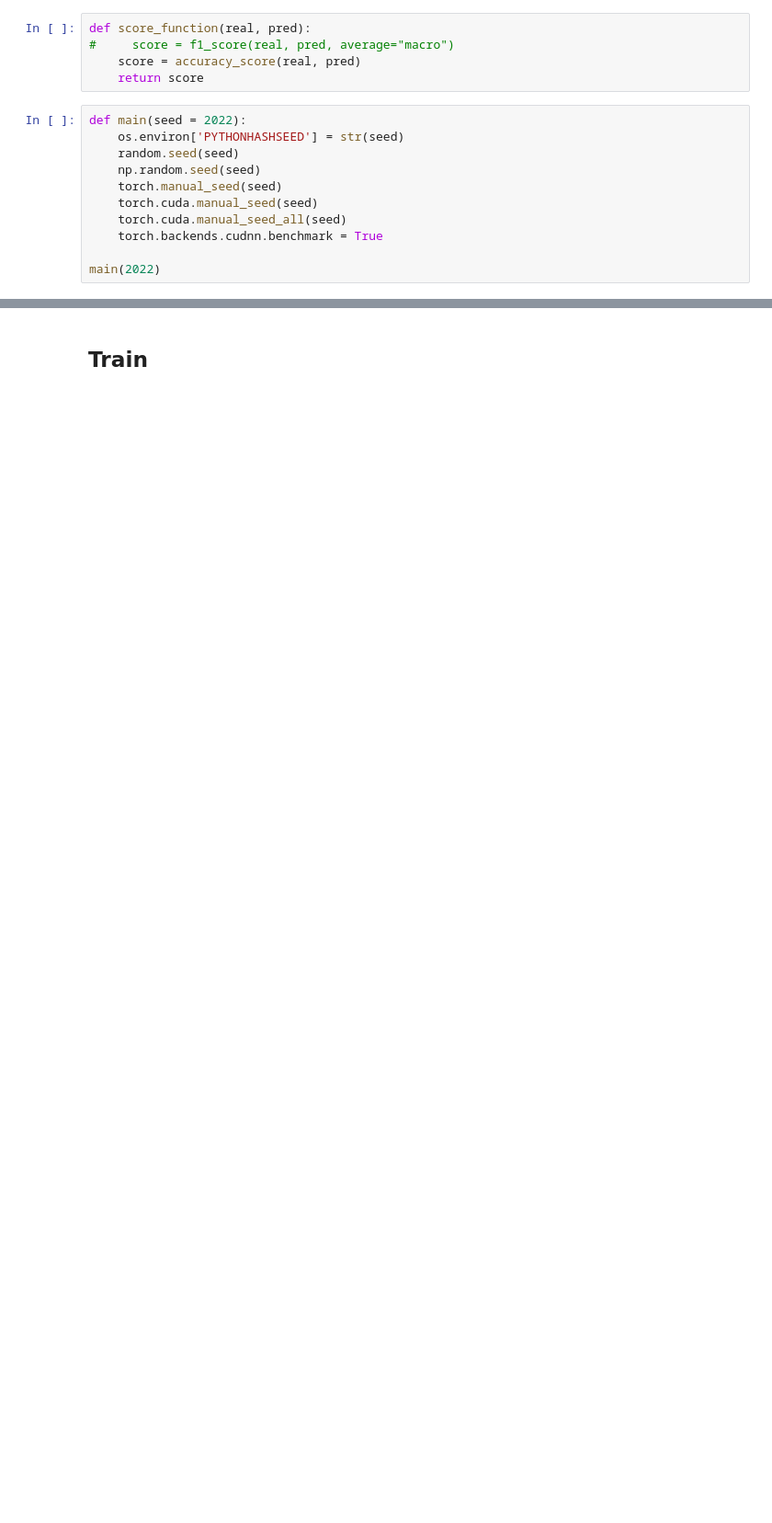
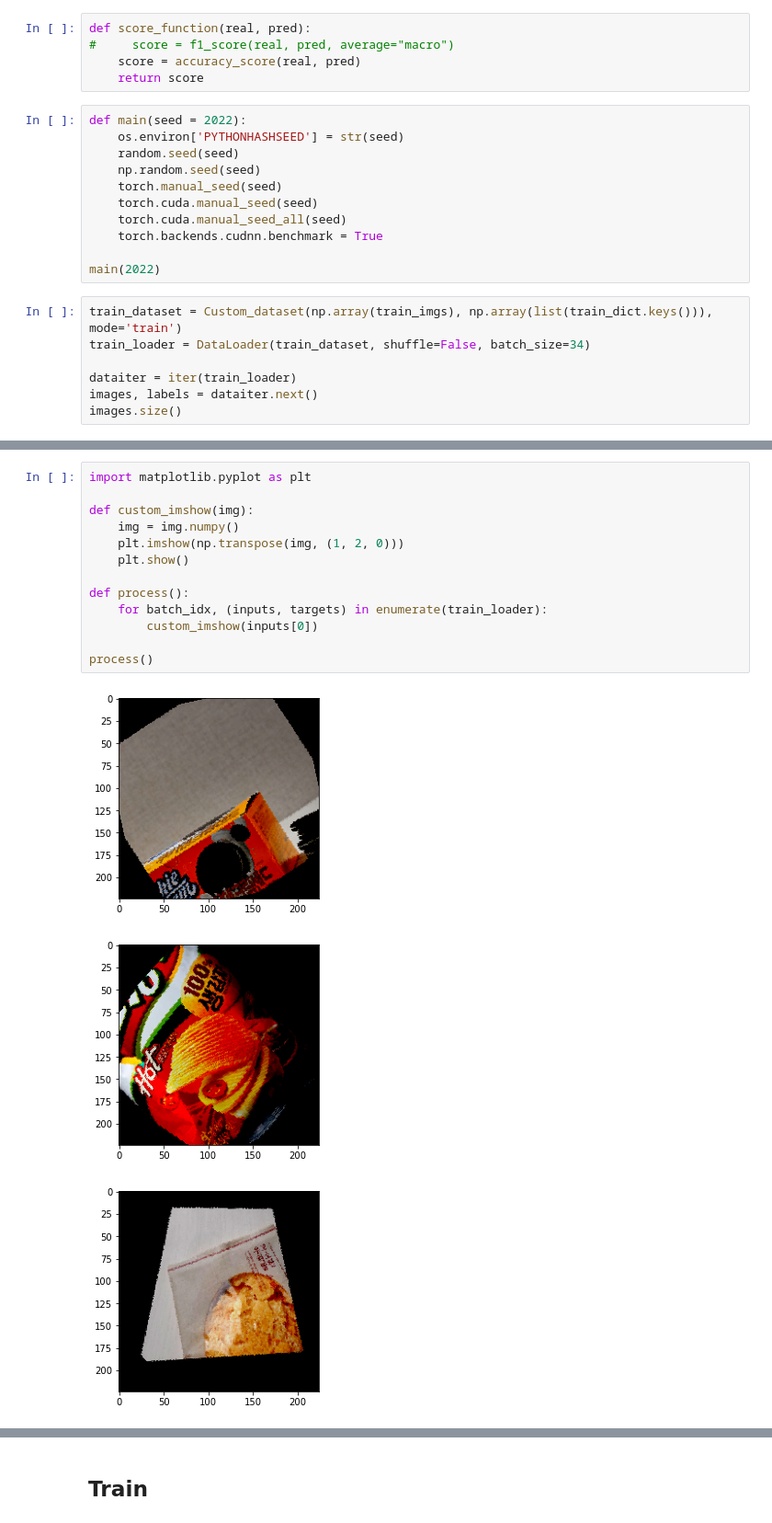
Before and after one commit to multicampusiot3project/ai, a Jupyter notebook: git_jy/0607_csv_snacks test.ipynb, the cells around one changed output, grey strips where cells are left out. Shown: that part at 92% size. Cells and saved outputs as stored; diff of their text form; blank space fills up the shorter version.

```diff
--- a/git_jy/0607_csv_snacks test.ipynb
+++ b/git_jy/0607_csv_snacks test.ipynb
@@ -189,3 +191,10 @@ def main(seed = 2022):
     torch.backends.cudnn.benchmark = True
 
 main(2022)
+# %%
+train_dataset = Custom_dataset(np.array(train_imgs), np.array(list(train_dict.keys())), mode='train')
+train_loader = DataLoader(train_dataset, shuffle=False, batch_size=34)
+
+dataiter = iter(train_loader)
+images, labels = dataiter.next()
+images.size()
@@ -191,0 +203,17 @@ main(2022)
+# %%
+import matplotlib.pyplot as plt
+
+def custom_imshow(img):
+    img = img.numpy()
+    plt.imshow(np.transpose(img, (1, 2, 0)))
+    plt.show()
+
+def process():
+    for batch_idx, (inputs, targets) in enumerate(train_loader):
+        custom_imshow(inputs[0])
+
+process()
+# %% [output]
+[figure, added]
+[figure, added]
+[figure, added]
```
Also changed, not shown: parts of 4 cells of this notebook, 1 other file.
